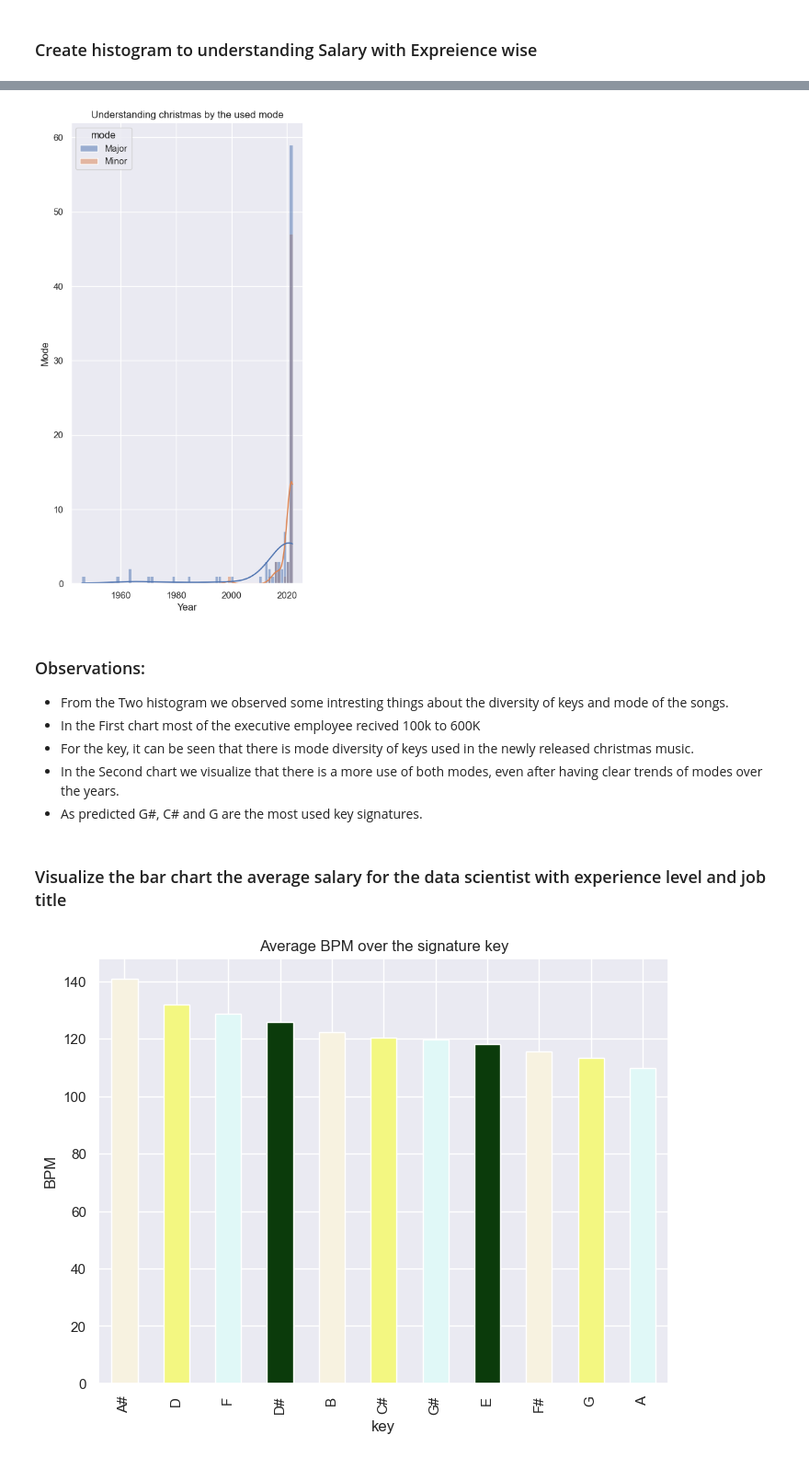
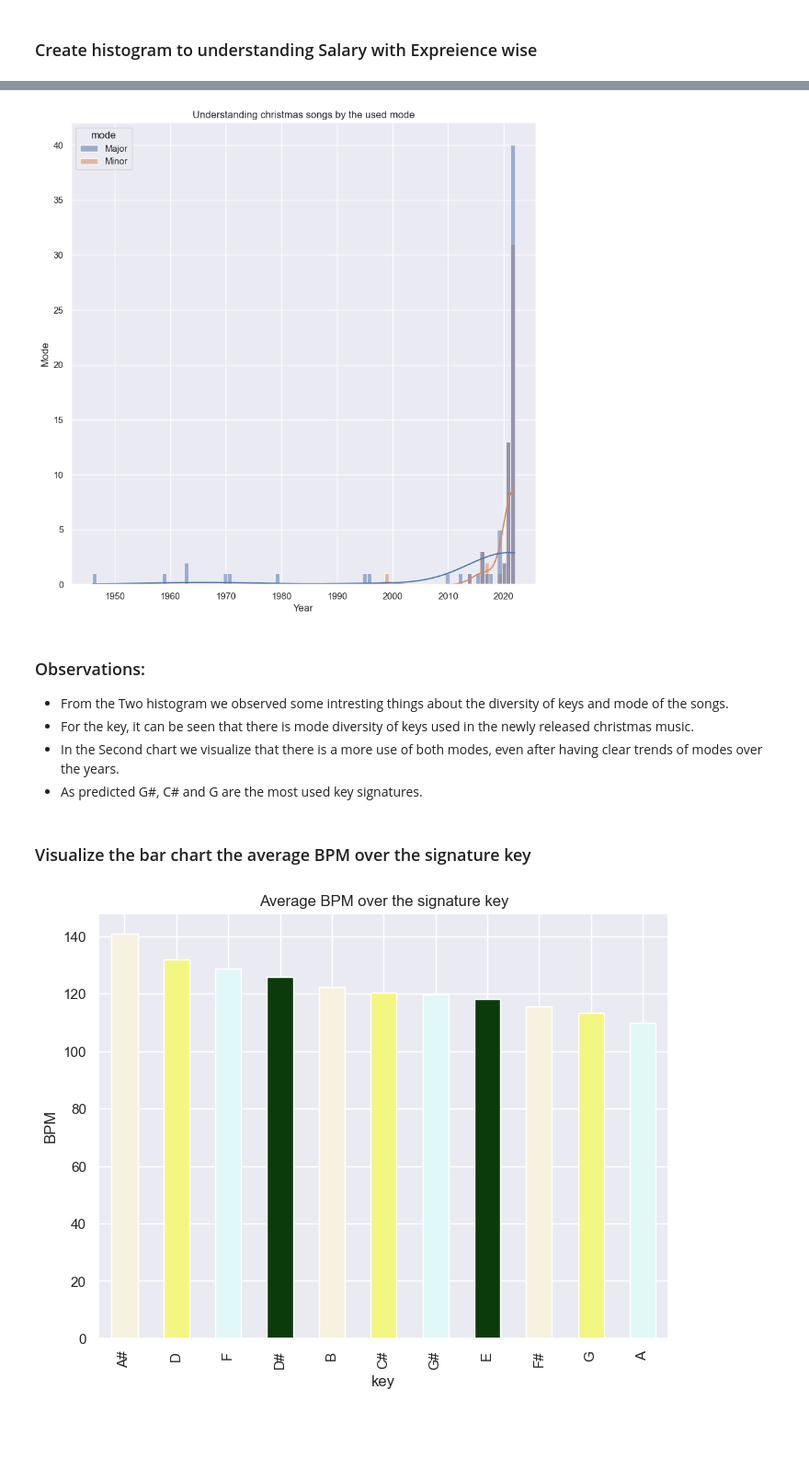
Before and after one commit to ToshiroHJJZ/DS_Final_Project, a Jupyter notebook: Final_Project.ipynb, the cells around one changed output, grey strips where cells are left out. Shown at 92% size. Saved outputs shown, nothing was run; the diff lists cells and outputs as text; code cells hidden in the pictures; blank space fills up the shorter version.

```diff
--- a/Final_Project.ipynb
+++ b/Final_Project.ipynb
@@ -216,6 +216,6 @@ release_date
 Name: count, dtype: int64
 # %%
 sns.countplot (data=ds, x=ds['release_date'].dt.year)
-sns.set(rc={"figure.figsize":(5,10)}) #width=5, #height=10
+sns.set(rc={"figure.figsize":(10,10)})
 plt.show()
 # %% [output]
@@ -363,21 +363,20 @@ plt.show()
 # %%
 # Kernel density estimate (kde)
 sns.histplot(data=data,x=ds['release_date'].dt.year,hue='mode',kde=True)
-plt.title("Understanding christmas by the used mode")
+plt.title("Understanding christmas songs by the used mode")
 plt.xlabel("Year")
 plt.ylabel("Mode")
 plt.show()
 # %% [output]
-[figure, old version]
+[figure, new version]
 # %% [markdown]
 ### Observations:
 - From the Two histogram we observed some intresting things about the diversity of keys and mode of the songs.
-- In the First chart most of the executive employee recived 100k to 600K
 - For the key, it can be seen that there is mode diversity of keys used in the newly released christmas music.
 - In the Second chart we visualize that there is a more use of both modes, even after having clear trends of modes over the years.
 - As predicted G#, C# and G are the most used key signatures.
 # %% [markdown]
-### Visualize the bar chart the average salary for the data scientist with experience level and job title
+### Visualize the bar chart the average BPM over the signature key
 # %%
 ds.groupby(['key'])['bpm'].mean().sort_values(ascending=False)\
 .plot(kind='bar',title="Average BPM over the signature key",figsize=(8,6),color=['#F7F2E0','#F3F781','#E0F8F7','#0B3B0B'])
```
Also changed, not shown: parts of 37 cells of this notebook.
